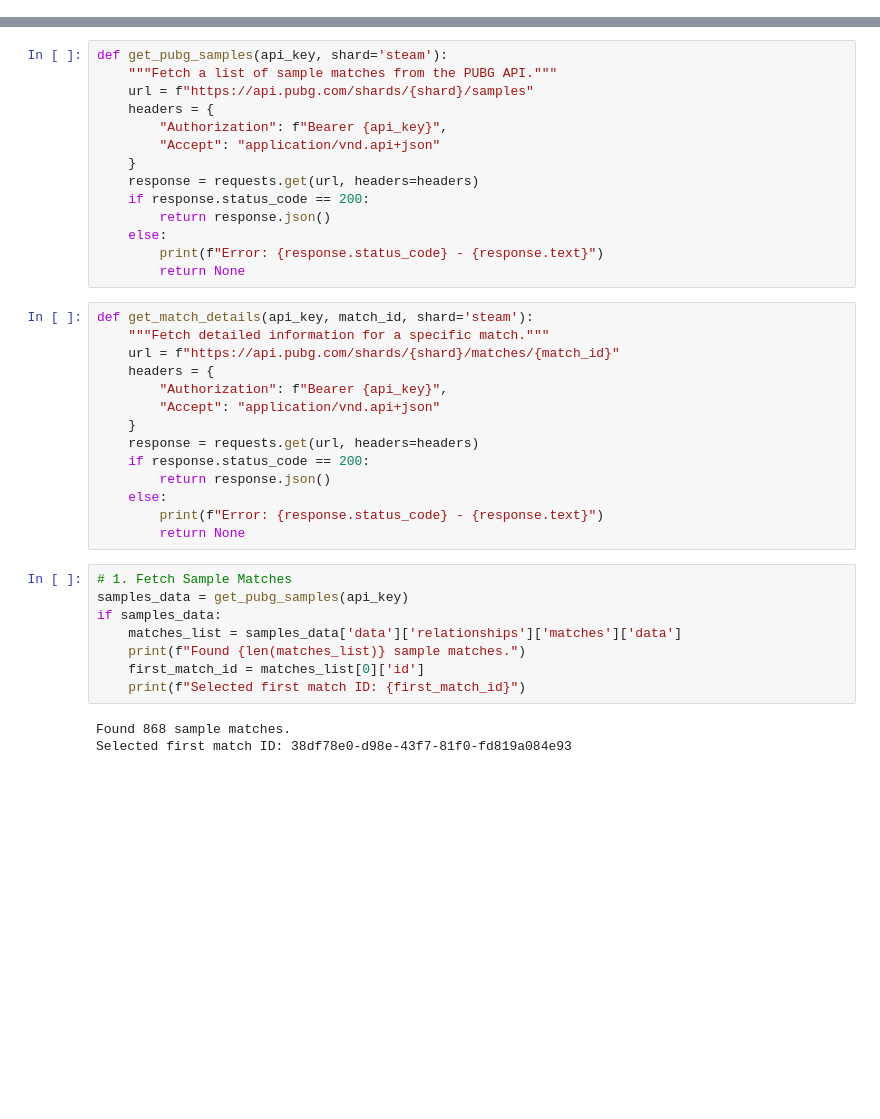
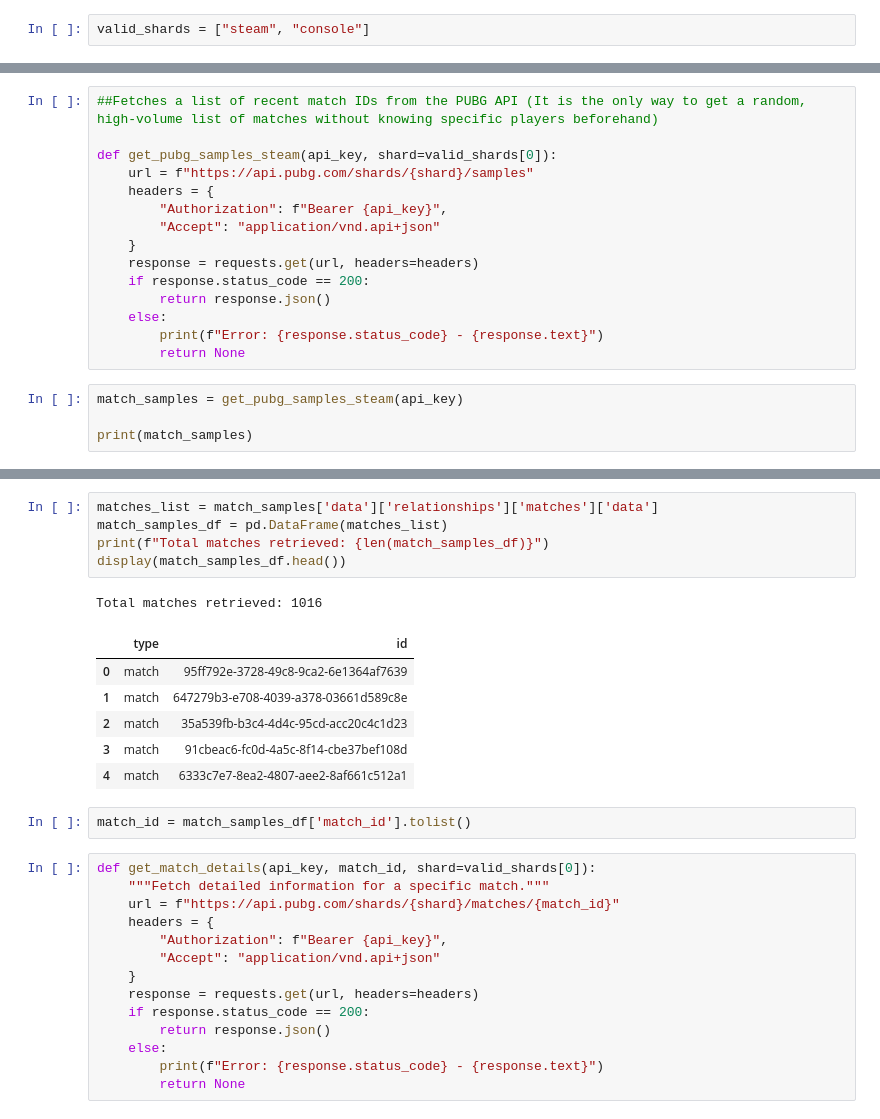
Before and after one commit to Ebolivar001/igdb-analytics-pipeline, a Jupyter notebook: notebooks/data_extract.ipynb, the cells around one changed output, grey strips where cells are left out. Cells and saved outputs as stored; diff of their text form; blank space fills up the shorter version.

Commit message:
add a function to extract match details and telemetry data

```diff
--- a/notebooks/data_extract.ipynb
+++ b/notebooks/data_extract.ipynb
@@ -7,2 +9,4 @@ import pandas as pd
 from config import api_key
 from IPython.display import display
+# %%
+valid_shards = ["steam", "console"]
@@ -8,0 +15,19 @@ from IPython.display import display
+# %%
+##Fetches a list of recent match IDs from the PUBG API (It is the only way to get a random, high-volume list of matches without knowing specific players beforehand)
+
+def get_pubg_samples_steam(api_key, shard=valid_shards[0]):
+    url = f"https://api.pubg.com/shards/{shard}/samples"
+    headers = {
+        "Authorization": f"Bearer {api_key}",
+        "Accept": "application/vnd.api+json"
+    }
+    response = requests.get(url, headers=headers)
+    if response.status_code == 200:
+        return response.json()
+    else:
+        print(f"Error: {response.status_code} - {response.text}")
+        return None
+# %%
+match_samples = get_pubg_samples_steam(api_key)
+
+print(match_samples)
@@ -9,7 +36,22 @@ from IPython.display import display
+# %%
+matches_list = match_samples['data']['relationships']['matches']['data']
+match_samples_df = pd.DataFrame(matches_list)
+print(f"Total matches retrieved: {len(match_samples_df)}")
+display(match_samples_df.head())
+# %% [output]
+Total matches retrieved: 1016
+|  | type | id |
+| 0 | match | 95ff792e-3728-49c8-9ca2-6e1364af7639 |
+| 1 | match | 647279b3-e708-4039-a378-03661d589c8e |
+| 2 | match | 35a539fb-b3c4-4d4c-95cd-acc20c4c1d23 |
+| 3 | match | 91cbeac6-fc0d-4a5c-8f14-cbe37bef108d |
+| 4 | match | 6333c7e7-8ea2-4807-aee2-8af661c512a1 |
+# %%
+match_id = match_samples_df['match_id'].tolist()
 # %%
-def get_pubg_samples(api_key, shard='steam'):
-    """Fetch a list of sample matches from the PUBG API."""
-    url = f"https://api.pubg.com/shards/{shard}/samples"
+def get_match_details(api_key, match_id, shard=valid_shards[0]):
+    """Fetch detailed information for a specific match."""
+    url = f"https://api.pubg.com/shards/{shard}/matches/{match_id}"
     headers = {
         "Authorization": f"Bearer {api_key}",
         "Accept": "application/vnd.api+json"
@@ -20,28 +62,3 @@ def get_pubg_samples(api_key, shard='steam'):
     else:
         print(f"Error: {response.status_code} - {response.text}")
         return None
-# %%
-def get_match_details(api_key, match_id, shard='steam'):
-    """Fetch detailed information for a specific match."""
-    url = f"https://api.pubg.com/shards/{shard}/matches/{match_id}"
-    headers = {
-        "Authorization": f"Bearer {api_key}",
-        "Accept": "application/vnd.api+json"
-    }
-    response = requests.get(url, headers=headers)
-    if response.status_code == 200:
-        return response.json()
-    else:
-        print(f"Error: {response.status_code} - {response.text}")
-        return None
-# %%
-# 1. Fetch Sample Matches
-samples_data = get_pubg_samples(api_key)
-if samples_data:
-    matches_list = samples_data['data']['relationships']['matches']['data']
-    print(f"Found {len(matches_list)} sample matches.")
-    first_match_id = matches_list[0]['id']
-    print(f"Selected first match ID: {first_match_id}")
-# %% [output]
-Found 868 sample matches.
-Selected first match ID: 38df78e0-d98e-43f7-81f0-fd819a084e93
```
Also changed, not shown: parts of 12 cells of this notebook, 3 other files.
